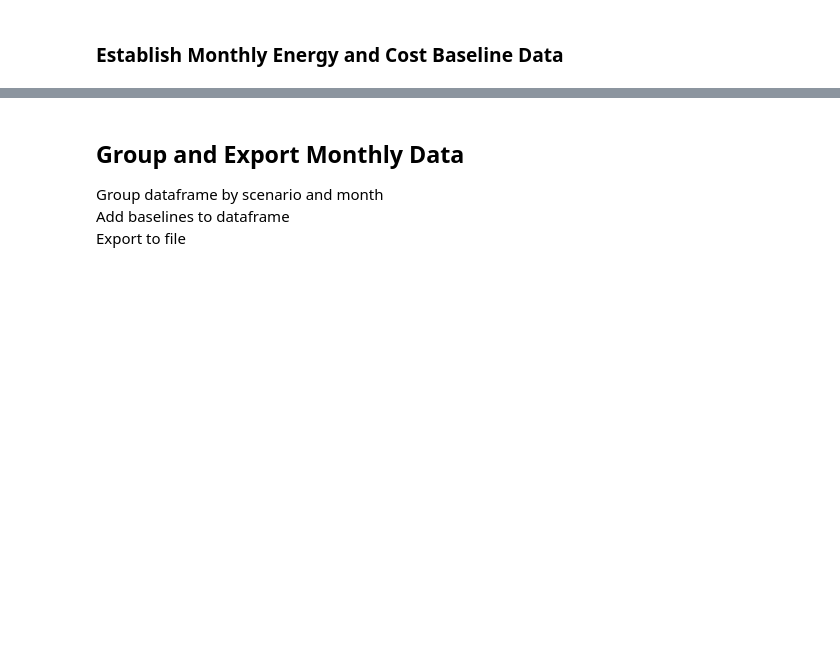
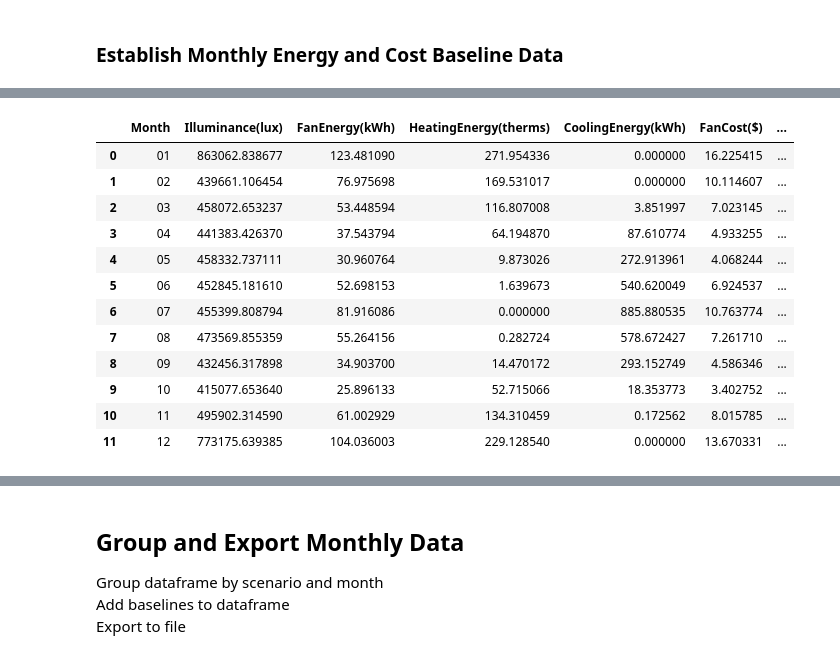
Before and after one commit to klharp/EPlus-Dashboard-ODL, a Jupyter notebook: MSP_Scraper.ipynb, the cells around one changed output, grey strips where cells are left out. Drawn from its saved outputs; the diff is of its cells as text; code cells hidden in the pictures; blank space fills up the shorter version.

Commit message:
fixed annual and monthly baseline, csv export for monthly

```diff
--- a/MSP_Scraper.ipynb
+++ b/MSP_Scraper.ipynb
@@ -361,9 +263,9 @@ get_monthly_costs = all_data2.copy(deep=True)
 # Convert Joules to KBtu in dataframe and add cost multiplier
 # Gas kbtu => Mbtu => therms: (kbtu/1000) * 10
 # Elec kbtu => Kwh (kbtu * .000000277777778)
-get_monthly_costs["FanEnergy($)"] = (get_monthly_costs["FanEnergy[J](Hourly)"] * .000000277777778) * elec
-get_monthly_costs["HeatingEnergy($)"] = ((get_monthly_costs["HeatingEnergy[J](Hourly)"] * .00000094781712)/1000) * 10  * gas
-get_monthly_costs["CoolingEnergy($)"] = (get_monthly_costs["CoolingEnergy[J](Hourly) "] * .000000277777778) * elec
+get_monthly_costs["FanCost($)"] = (get_monthly_costs["FanEnergy[J](Hourly)"] * .000000277777778) * elec
+get_monthly_costs["HeatingCost($)"] = ((get_monthly_costs["HeatingEnergy[J](Hourly)"] * .00000094781712)/1000) * 10  * gas
+get_monthly_costs["CoolingCost($)"] = (get_monthly_costs["CoolingEnergy[J](Hourly) "] * .000000277777778) * elec
 
 #get_monthly_costs
 # %%
@@ -401,6 +289,6 @@ allMonthlyData
 # %%
 # Add cost totals, don't total energy...in different units
-totalCostMonthly = allMonthlyData["FanEnergy($)"] + allMonthlyData["HeatingEnergy($)"] + allMonthlyData["CoolingEnergy($)"]
+totalCostMonthly = allMonthlyData["FanCost($)"] + allMonthlyData["HeatingCost($)"] + allMonthlyData["CoolingCost($)"]
 allMonthlyData["MonthlyCost($)"] = totalCostMonthly
 
 #allMonthlyData
@@ -467,0 +321,4 @@ monthlyCost
+# %%
+baseline_monthly["Month"] = baseline_monthly.Date_Time.str.slice(0,3)
+
+baseline_monthly
@@ -467,0 +344,19 @@ monthlyCost
+# %%
+# Group by scenario and date/time for export to graphing
+baseline_monthly_all = baseline_monthly.groupby(["Month"], as_index=False).sum()
+
+baseline_monthly_all
+# %% [output]
+|  | Month | Illuminance(lux) | FanEnergy(kWh) | HeatingEnergy(therms) | CoolingEnergy(kWh) | FanCost($) | ... |
+| 0 | 01 | 863062.838677 | 123.481090 | 271.954336 | 0.000000 | 16.225415 | ... |
+| 1 | 02 | 439661.106454 | 76.975698 | 169.531017 | 0.000000 | 10.114607 | ... |
+| 2 | 03 | 458072.653237 | 53.448594 | 116.807008 | 3.851997 | 7.023145 | ... |
+| 3 | 04 | 441383.426370 | 37.543794 | 64.194870 | 87.610774 | 4.933255 | ... |
+| 4 | 05 | 458332.737111 | 30.960764 | 9.873026 | 272.913961 | 4.068244 | ... |
+| 5 | 06 | 452845.181610 | 52.698153 | 1.639673 | 540.620049 | 6.924537 | ... |
+| 6 | 07 | 455399.808794 | 81.916086 | 0.000000 | 885.880535 | 10.763774 | ... |
+| 7 | 08 | 473569.855359 | 55.264156 | 0.282724 | 578.672427 | 7.261710 | ... |
+| 8 | 09 | 432456.317898 | 34.903700 | 14.470172 | 293.152749 | 4.586346 | ... |
+| 9 | 10 | 415077.653640 | 25.896133 | 52.715066 | 18.353773 | 3.402752 | ... |
+| 10 | 11 | 495902.314590 | 61.002929 | 134.310459 | 0.172562 | 8.015785 | ... |
+| 11 | 12 | 773175.639385 | 104.036003 | 229.128540 | 0.000000 | 13.670331 | ... |
```
Also changed, not shown: parts of 27 cells of this notebook, 8 other files.
